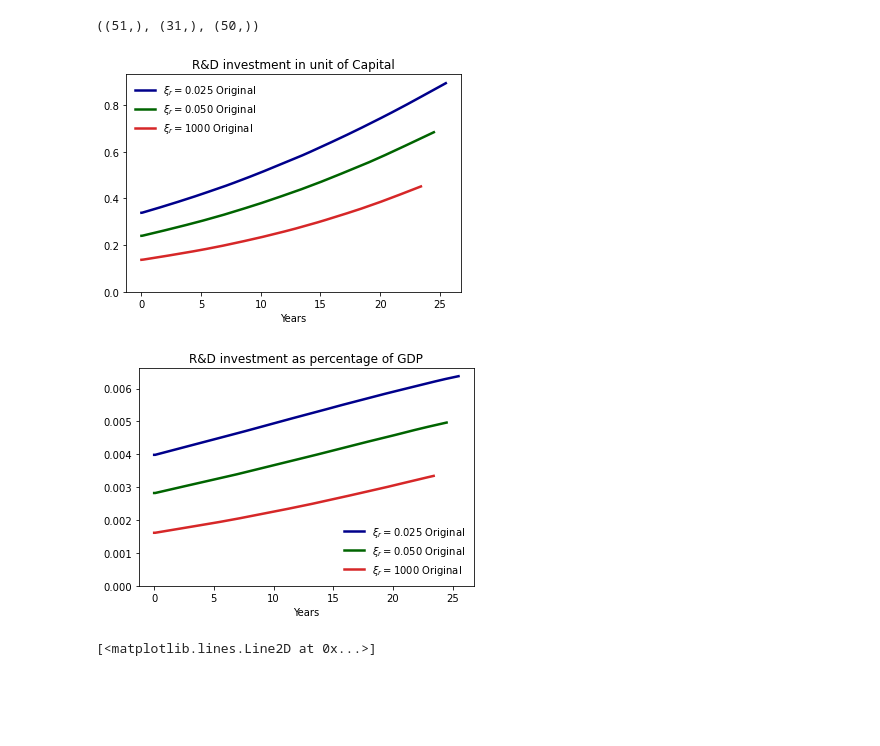
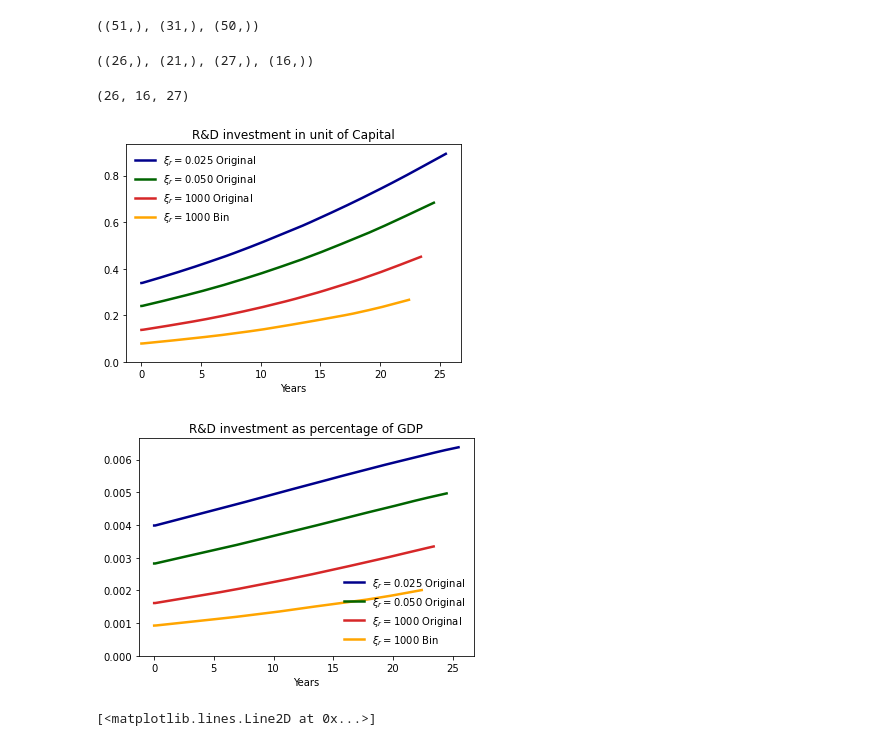
Before and after one commit to binchengecon/TwoCapital, a Jupyter notebook: abatement/Plots_xi_comparison.ipynb, the cells around one changed output. Cells and saved outputs as stored; diff of their text form; code cells hidden in the pictures; blank space fills up the shorter version.

```diff
--- a/abatement/Plots_xi_comparison.ipynb
+++ b/abatement/Plots_xi_comparison.ipynb
@@ -363,6 +363,52 @@ g_damage =  data_0025["g_damage"]
 res_0025 = simulate_pre(grid = (K, Y_short, L), model_args = model_args,
                             controls = (i,e,x, g_tech, g_damage, pi_c),
                             T0=0, T=IntPeriod, dt=timespan,printing=False)
+# %%
+# Grids Specification
+# Coarse Grids
+K_min = 4.00
+K_max = 9.00
+hK    = 0.20
+K     = np.arange(K_min, K_max + hK, hK)
+nK    = len(K)
+Y_min = 0.
+Y_max = 4.
+hY    = 0.20 # make sure it is float instead of int
+Y     = np.arange(Y_min, Y_max + hY, hY)
+nY    = len(Y)
+L_min = - 5.5
+L_max = - 0.1
+hL    = 0.2
+L     = np.arange(L_min, L_max,  hL)
+nL    = len(L)
+
+
+Y_min_short = 0.
+Y_max_short = 3.
+Y_short     = np.arange(Y_min_short, Y_max_short + hY, hY)
+nY_short    = len(Y_short)
+# %%
+K.shape,Y.shape,L.shape, Y_short.shape
+# %% [output]
+((26,), (21,), (27,), (16,))
+# %%
+i = data_1000_Bin["i_star"]
+i.shape
+# %% [output]
+(26, 16, 27)
+# %%
+i = data_1000_Bin["i_star"]
+e = data_1000_Bin["e_star"]
+x = data_1000_Bin["x_star"]
+pi_c = data_1000_Bin["pi_c"]
+g_tech = data_1000_Bin["g_tech"]
+g_damage =  data_1000_Bin["g_damage"]
+
+
+# g_damage = np.ones((1, nK, nY, nL))
+res_1000_Bin = simulate_pre(grid = (K, Y_short, L), model_args = model_args,
+                            controls = (i,e,x, g_tech, g_damage, pi_c),
+                            T0=0, T=IntPeriod, dt=timespan,printing=False)
 # %%
 # Xt
 plt.plot(res_0025["years"][res_0025["states"][:,1]<1.5], res_0025["x"][res_0025["states"][:,1]<1.5],
@@ -373,31 +419,35 @@ plt.plot(res_0050["years"][res_0050["states"][:,1]<1.5], res_0050["x"][res_0050[
 # plt.plot(res_7p5_1["years"], res_7p5_1["x"], label="$\\xi_r = 0.075$")
 plt.plot(res_1000["years"][res_1000["states"][:,1]<1.5], res_1000["x"][res_1000["states"][:,1]<1.5],
          label="$\\xi_r = 1000$ Original", color="C3")
+plt.plot(res_1000_Bin["years"][res_1000_Bin["states"][:,1]<1.5], res_1000_Bin["x"][res_1000_Bin["states"][:,1]<1.5],
+         label="$\\xi_r = 1000$ Bin", color="orange")
 
 plt.ylim(0)
 plt.legend()
 plt.title("R&D investment in unit of Capital")
 plt.xlabel("Years")
-plt.savefig("../abatement/pdf_2tech/suri_res_data/suri_plot_unitofcapital.pdf")
+plt.savefig("../abatement/pdf_2tech/suri_res_data/plot_unitofcapital.pdf")
 # %% [output]
-[figure, old version]
+[figure, new version]
 # %%
 plt.plot(res_0025["years"][res_0025["states"][:,1]<1.5], (res_0025["x"]/(alpha*np.exp(res_0025["states"][:,0])))[res_0025["states"][:,1]<1.5],
          label="$\\xi_r = 0.025$ Original", color="darkblue")
 # plt.plot(res_2p5_1["years"], res_2p5_1["x"], label="$\\xi_r = 0.025$")
 plt.plot(res_0050["years"][res_0050["states"][:,1]<1.5], (res_0050["x"]/(alpha*np.exp(res_0050["states"][:,0])))[res_0050["states"][:,1]<1.5],
          label="$\\xi_r = 0.050$ Original", color="darkgreen")
 # plt.plot(res_7p5_1["years"], res_7p5_1["x"], label="$\\xi_r = 0.075$")
 plt.plot(res_1000["years"][res_1000["states"][:,1]<1.5], (res_1000["x"]/(alpha*np.exp(res_1000["states"][:,0])))[res_1000["states"][:,1]<1.5],
          label="$\\xi_r = 1000$ Original", color="C3")
+plt.plot(res_1000_Bin["years"][res_1000_Bin["states"][:,1]<1.5], (res_1000_Bin["x"]/(alpha*np.exp(res_1000_Bin["states"][:,0])))[res_1000_Bin["states"][:,1]<1.5],
+         label="$\\xi_r = 1000$ Bin", color="orange")
 
 plt.ylim(0)
 plt.legend()
 plt.title("R&D investment as percentage of GDP")
 plt.xlabel("Years")
-plt.savefig("../abatement/pdf_2tech/suri_res_data/suri_plot_precentofcapital.pdf")
+plt.savefig("../abatement/pdf_2tech/suri_res_data/plot_precentofcapital.pdf")
 # %% [output]
-[figure, old version]
+[figure, new version]
 # %%
 plt.plot(Damage_Intensity(res_1000_1["states"][:,1]) )
 # plt.plot(Damage_Intensity(res_7p5_1["states"][:,1]) )
```
